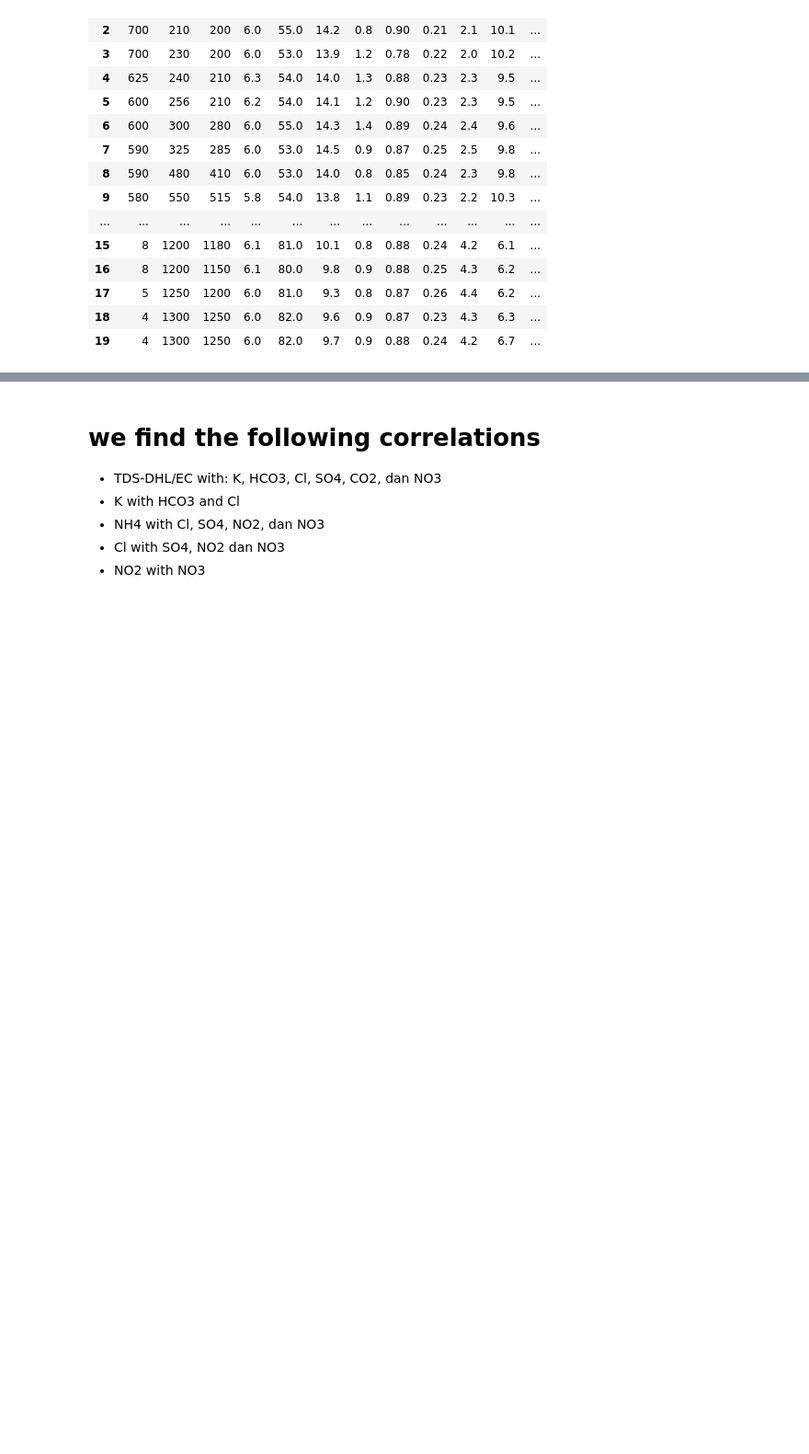
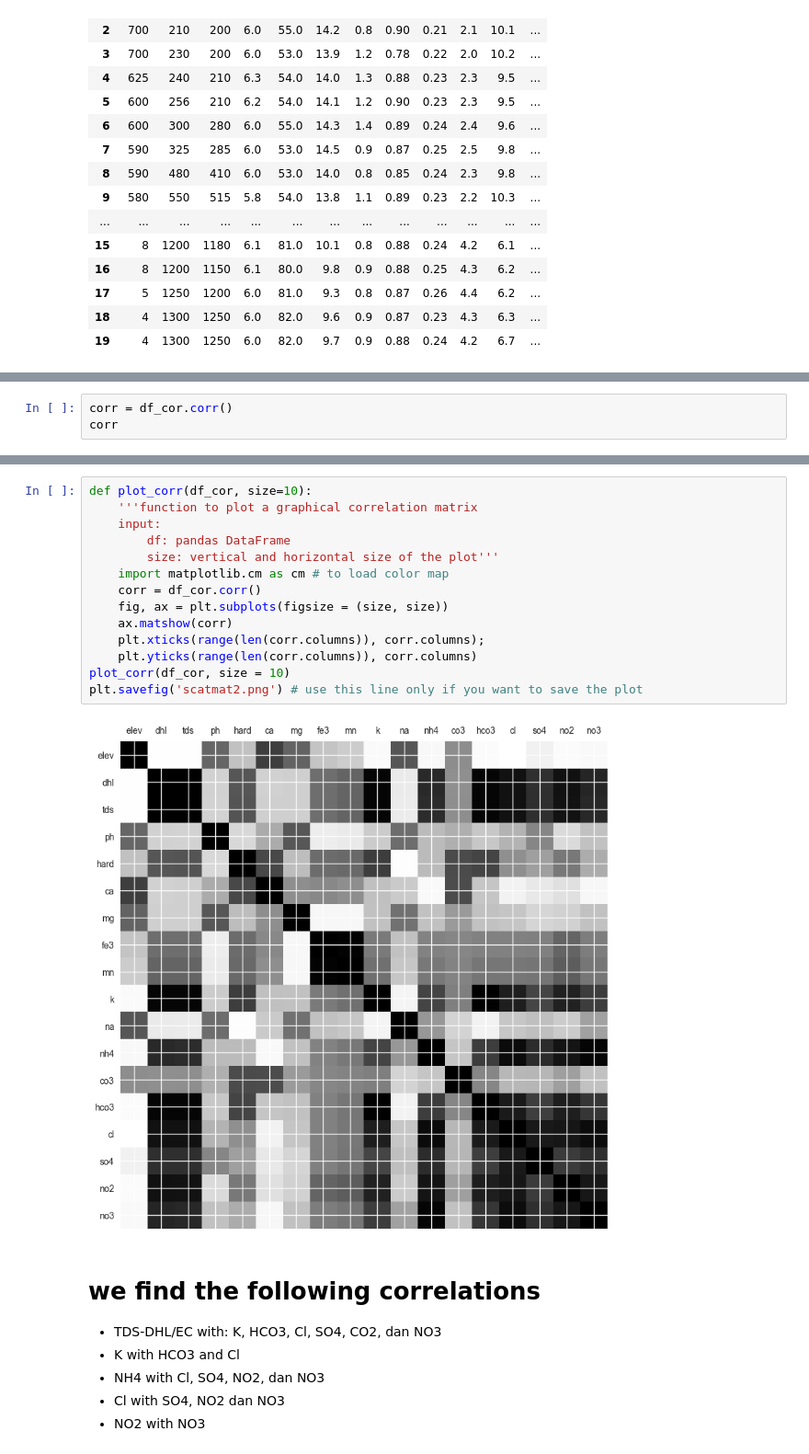
Before and after one commit to dasaptaerwin/iigw2018, a Jupyter notebook: IIGW2018-Copy1.ipynb, the cells around one changed output, grey strips where cells are left out. Shown: that part at 92% size. Saved outputs shown, nothing was run; the diff lists cells and outputs as text; blank space fills up the shorter version.

```diff
--- a/IIGW2018-Copy1.ipynb
+++ b/IIGW2018-Copy1.ipynb
@@ -289,0 +259,3 @@ array([[<matplotlib.axes._subplots.AxesSubplot object at 0x...>,
+# %%
+corr = df_cor.corr()
+corr
@@ -290,3 +289,19 @@ array([[<matplotlib.axes._subplots.AxesSubplot object at 0x...>,
+# %%
+def plot_corr(df_cor, size=10):
+    '''function to plot a graphical correlation matrix
+    input:
+        df: pandas DataFrame
+        size: vertical and horizontal size of the plot'''
+    import matplotlib.cm as cm # to load color map
+    corr = df_cor.corr()
+    fig, ax = plt.subplots(figsize = (size, size))
+    ax.matshow(corr)
+    plt.xticks(range(len(corr.columns)), corr.columns);
+    plt.yticks(range(len(corr.columns)), corr.columns)
+plot_corr(df_cor, size = 10)
+plt.savefig('scatmat2.png') # use this line only if you want to save the plot
+# %% [output]
+[figure, added]
 # %% [markdown]
 # we find the following correlations
 
```
Also changed, not shown: parts of 18 cells of this notebook, 4 other files.
